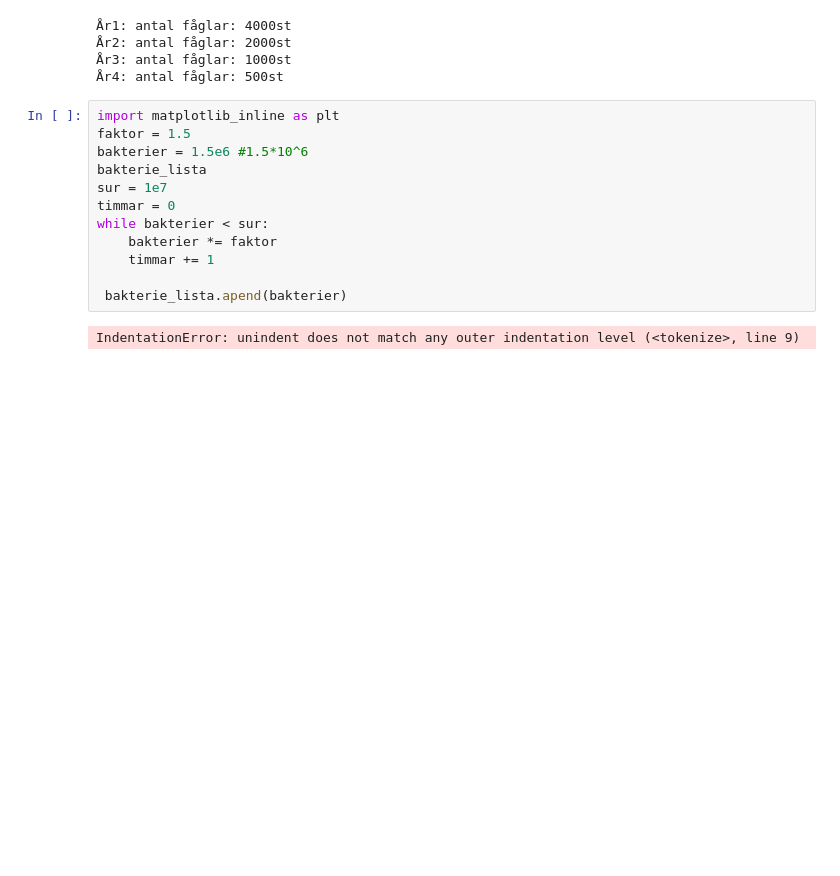
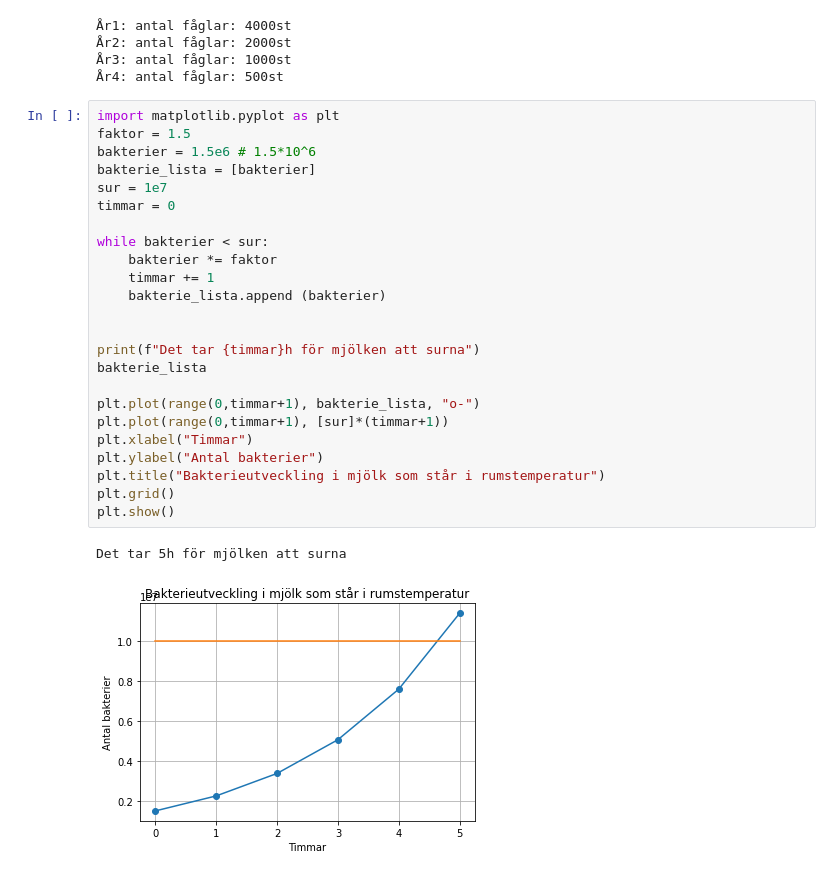
Before and after one commit to AmalDerbali/Programmering_med_Python_Amal_Derbali, a Jupyter notebook: Code_Along/While_statment.ipynb, the cells around one changed output. Cells and saved outputs as stored; diff of their text form; blank space fills up the shorter version.

```diff
--- a/Code_Along/While_statment.ipynb
+++ b/Code_Along/While_statment.ipynb
@@ -26,16 +26,29 @@ while birds >= 800:
 År3: antal fåglar: 1000st
 År4: antal fåglar: 500st
 # %%
-import matplotlib_inline as plt
+import matplotlib.pyplot as plt
 faktor = 1.5
-bakterier = 1.5e6 #1.5*10^6
-bakterie_lista
+bakterier = 1.5e6 # 1.5*10^6
+bakterie_lista = [bakterier]
 sur = 1e7
 timmar = 0
+
 while bakterier < sur:
     bakterier *= faktor
     timmar += 1
+    bakterie_lista.append (bakterier)
 
- bakterie_lista.apend(bakterier)
+
+print(f"Det tar {timmar}h för mjölken att surna")
+bakterie_lista
+
+plt.plot(range(0,timmar+1), bakterie_lista, "o-")
+plt.plot(range(0,timmar+1), [sur]*(timmar+1))
+plt.xlabel("Timmar")
+plt.ylabel("Antal bakterier")
+plt.title("Bakterieutveckling i mjölk som står i rumstemperatur")
+plt.grid()
+plt.show()
 # %% [output]
-IndentationError: unindent does not match any outer indentation level (<tokenize>, line 9)
+Det tar 5h för mjölken att surna
+[figure, added]
```
Also changed, not shown: parts of 1 cell of this notebook, 3 other files.
